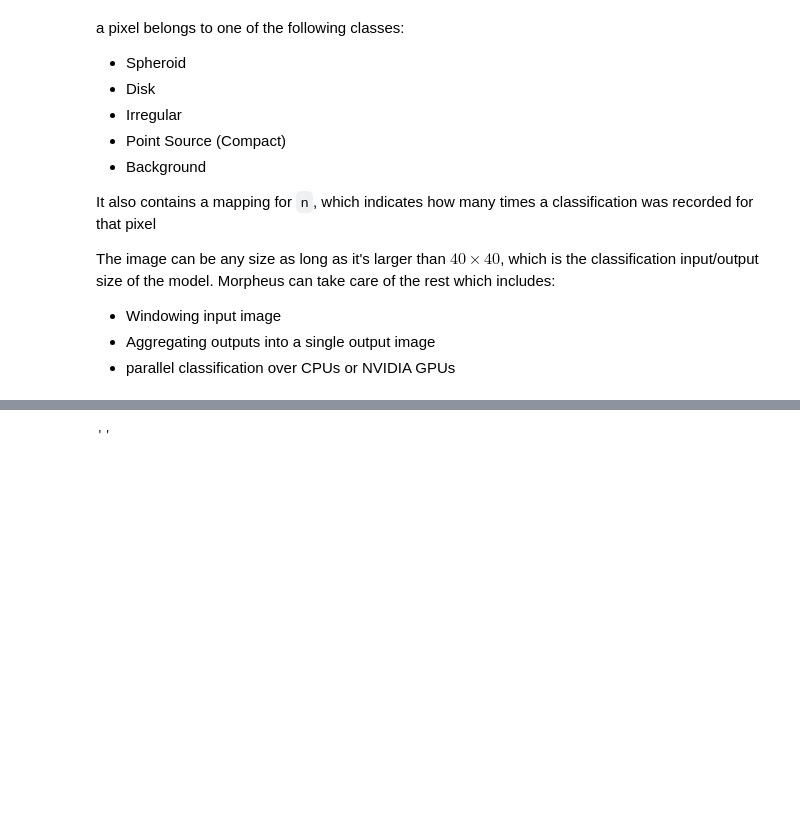
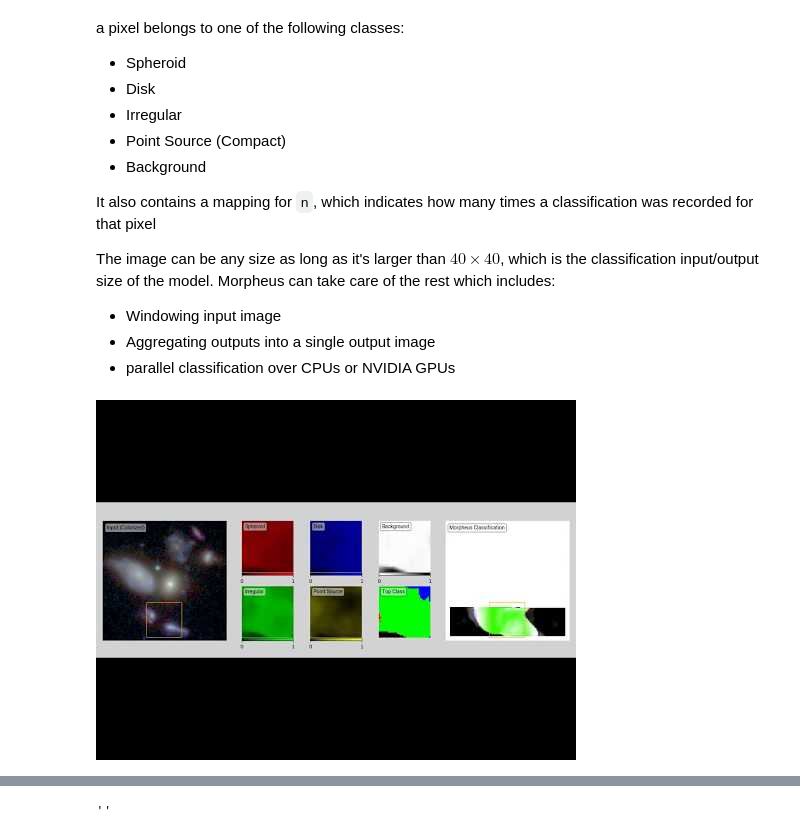
Before and after one commit to ryanhausen/roman-expo-morpheus, a Jupyter notebook: Roman-Expo-Workshop.ipynb, the cells around one changed output, grey strips where cells are left out. Saved outputs shown, nothing was run; the diff lists cells and outputs as text; code cells hidden in the pictures; blank space fills up the shorter version.

```diff
--- a/Roman-Expo-Workshop.ipynb
+++ b/Roman-Expo-Workshop.ipynb
@@ -105,6 +88,10 @@ The image can be any size as long as it's larger than $40\times40$, which is the
 - Windowing input image
 - Aggregating outputs into a single output image
 - parallel classification over CPUs or NVIDIA GPUs
+# %%
+display(YouTubeVideo("hEL1h_dODkU", width=800))
+# %% [output]
+[figure, added]
 # %%
 classified = Classifier.classify(h=h, j=j, v=v, z=z)
 # %% [output]
```
Also changed, not shown: parts of 9 cells of this notebook.
